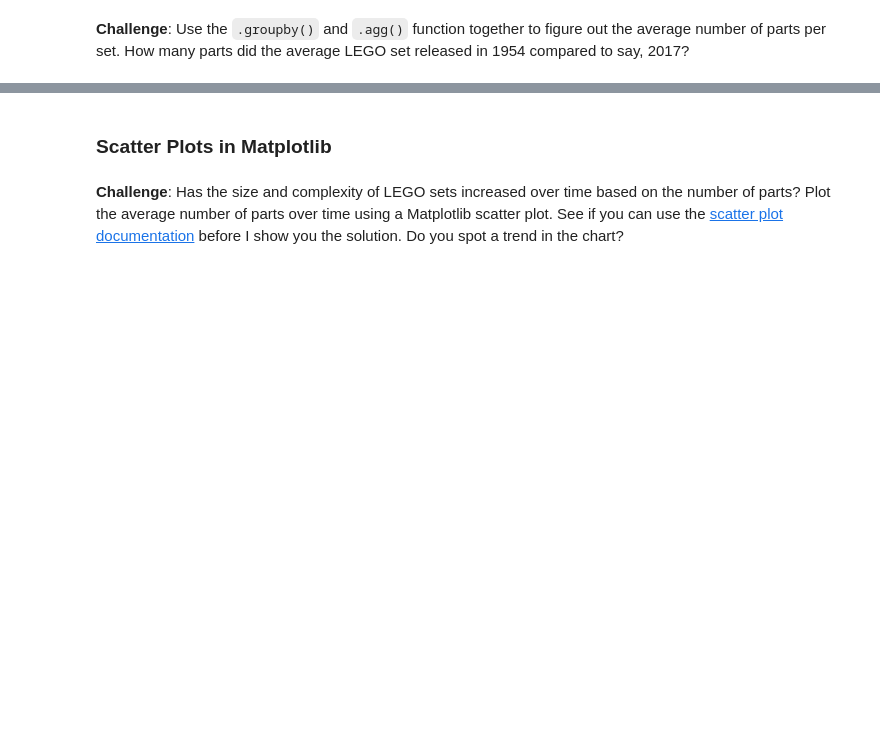
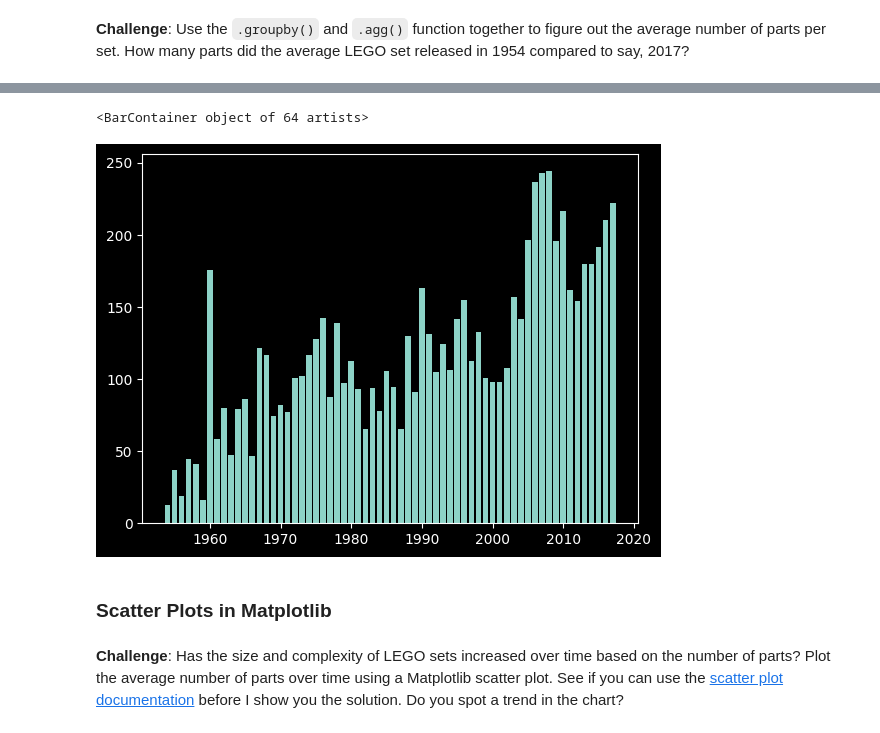
Before and after one commit to ahmedyar7/Data-Science-Projects, a Jupyter notebook: LEGOs Data Set/main.ipynb, the cells around one changed output, grey strips where cells are left out. Cells and saved outputs as stored; diff of their text form; code cells hidden in the pictures; blank space fills up the shorter version.

```diff
--- a/LEGOs Data Set/main.ipynb
+++ b/LEGOs Data Set/main.ipynb
@@ -159,2 +273,6 @@ Let's work out the number of different themes shipped by year. This means we hav
 # %% [markdown]
 **Challenge**: Use the <code>.groupby()</code> and <code>.agg()</code> function together to figure out the average number of parts per set. How many parts did the average LEGO set released in 1954 compared to say, 2017?
+# %%
+avg_num_parts = sets_df.groupby("year").agg({"num_parts": pd.Series.mean})[3:-4]
+avg_num_parts.columns = ["avg_part"]
+avg_num_parts
@@ -161,3 +294,11 @@ Let's work out the number of different themes shipped by year. This means we hav
+# %%
+x_cor = avg_num_parts.index
+y_cor = avg_num_parts.avg_part
+
+plt.bar(x_cor, y_cor)
+# %% [output]
+<BarContainer object of 64 artists>
+[figure, added]
 # %% [markdown]
 ### Scatter Plots in Matplotlib
 # %% [markdown]
```
Also changed, not shown: parts of 11 cells of this notebook.
